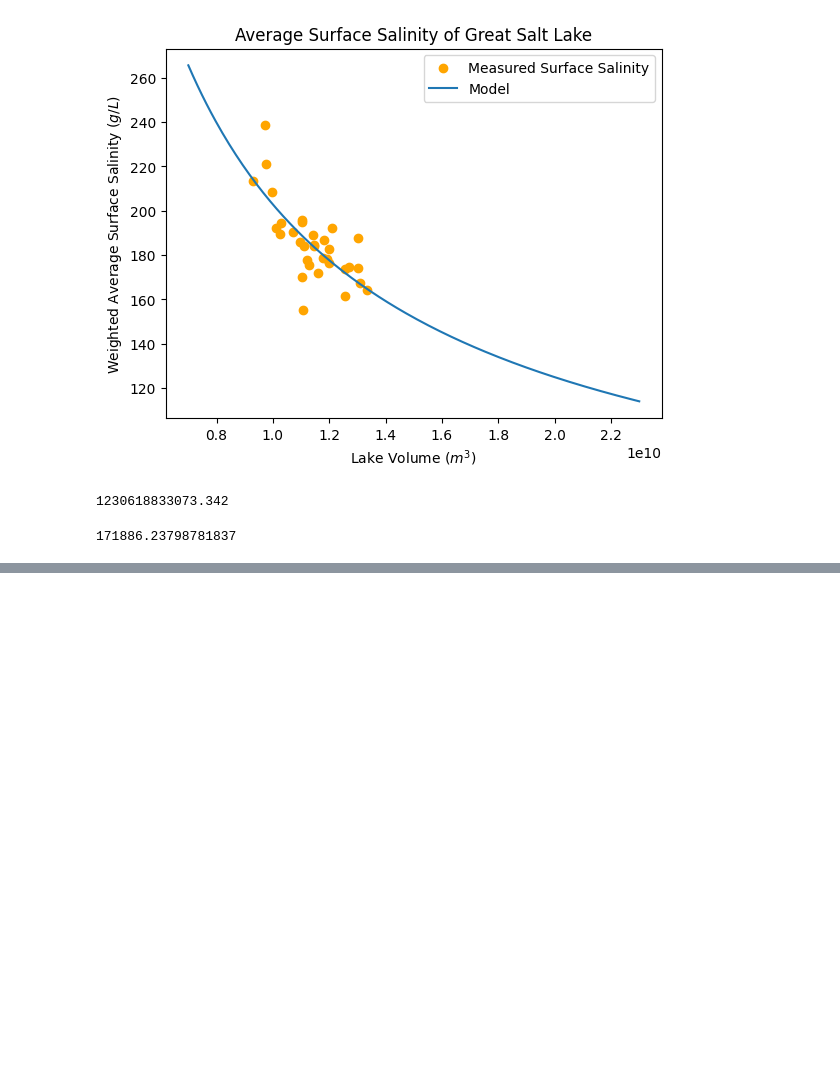
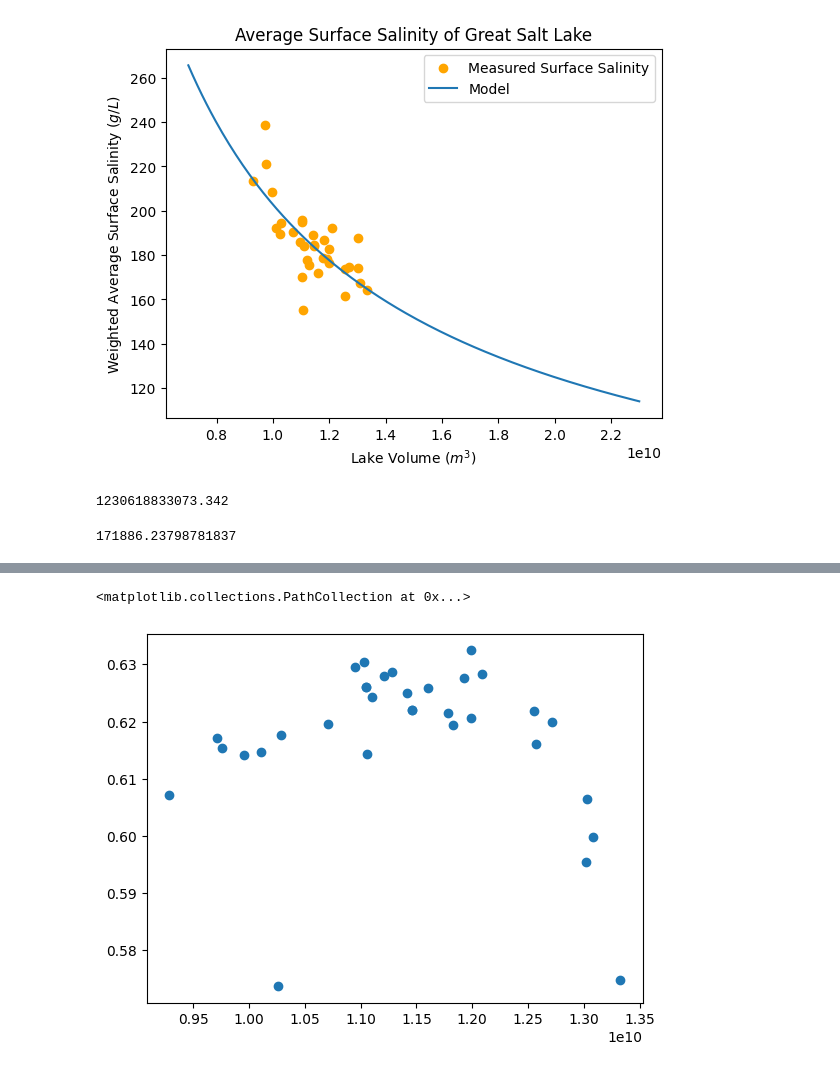
Before and after one commit to danilomcmaster/GSLModel, a Jupyter notebook: salinity.ipynb, the cells around one changed output, grey strips where cells are left out. Cells and saved outputs as stored; diff of their text form; code cells hidden in the pictures; blank space fills up the shorter version.

```diff
--- a/salinity.ipynb
+++ b/salinity.ipynb
@@ -75,0 +157,7 @@ b
+# %%
+full["North to South SA Ratio"] = full["N_area_m2"] / full["S_area_m2"]
+plt.scatter(full["Total_vol_m3"], full["North to South SA Ratio"])
+n_to_s_ratio = 0.615
+# %% [output]
+<matplotlib.collections.PathCollection at 0x...>
+[figure, added]
```
Also changed, not shown: parts of 10 cells of this notebook, 4 other files.
